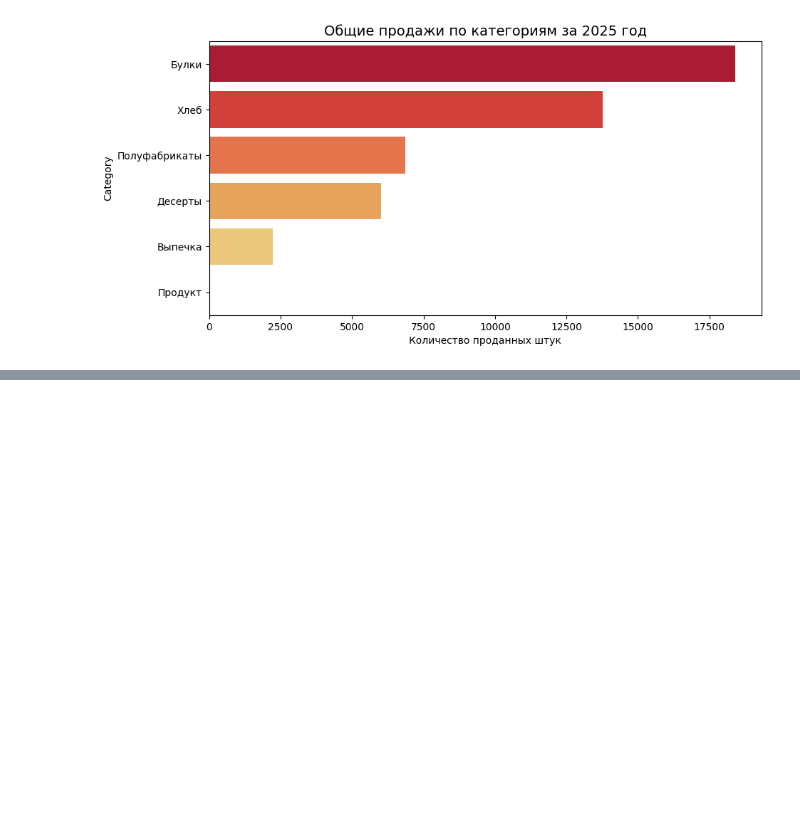
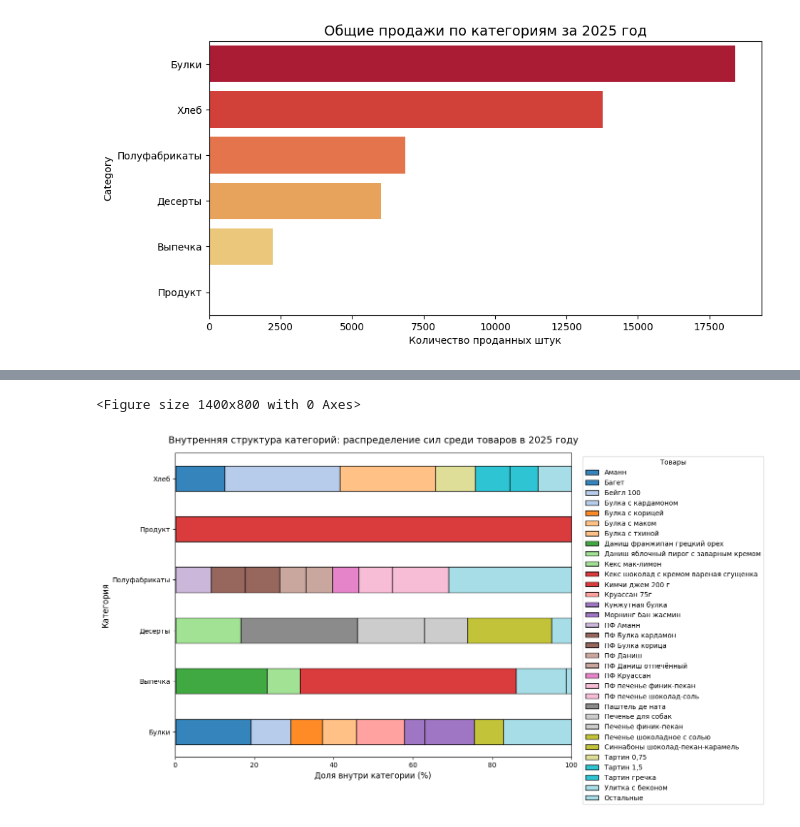
Before and after one commit to klopp2001/dna_analysis_summer, a Jupyter notebook: analysis_2026.ipynb, the cells around one changed output, grey strips where cells are left out. Saved outputs shown, nothing was run; the diff lists cells and outputs as text; code cells hidden in the pictures; blank space fills up the shorter version.

Commit message:
added category structure for 2026!!! year

```diff
--- a/analysis_2026.ipynb
+++ b/analysis_2026.ipynb
@@ -363,0 +397,35 @@ Passing `palette` without assigning `hue` is deprecated and will be removed in v
+# %%
+import matplotlib.pyplot as plt
+import seaborn as sns
+
+# 1. Считаем продажи и доли товаров внутри категорий
+prod_structure = df_2026.groupby(['Category', 'Name'])['Count'].sum().reset_index()
+prod_structure['Share_%'] = (prod_structure['Count'] / prod_structure.groupby('Category')['Count'].transform('sum')) * 100
+
+# 2. Схлопываем мелкие товары (< 5% внутри категории) в группу "Остальные", чтобы не было каши
+prod_structure.loc[prod_structure['Share_%'] < 5, 'Name'] = 'Остальные'
+pivot_structure = prod_structure.groupby(['Category', 'Name'])['Share_%'].sum().unstack().fillna(0)
+
+# Сортируем колонки так, чтобы "Остальные" были в самом конце (на графике — на правом краю)
+if 'Остальные' in pivot_structure.columns:
+    cols = [c for c in pivot_structure.columns if c != 'Остальные'] + ['Остальные']
+    pivot_structure = pivot_structure[cols]
+
+# 3. Строим горизонтальный 100% график
+# Используем большую качественную палитру для множества товаров
+plt.figure(figsize=(14, 8))
+pivot_structure.plot(kind='barh', stacked=True, figsize=(14, 8), cmap='tab20', edgecolor='black', alpha=0.9)
+
+# Настраиваем оформление
+plt.title('Внутренняя структура категорий: распределение сил среди товаров в 2025 году', fontsize=14, pad=15)
+plt.xlabel('Доля внутри категории (%)', fontsize=12)
+plt.ylabel('Категория', fontsize=12)
+plt.xlim(0, 100)
+
+# Выносим легенду вправо, чтобы она не перекрывала график
+plt.legend(bbox_to_anchor=(1.02, 1), loc='upper left', title="Товары")
+plt.tight_layout()
+plt.show()
+# %% [output]
+<Figure size 1400x800 with 0 Axes>
+[figure, added]
```
Also changed, not shown: parts of 1 cell of this notebook.
